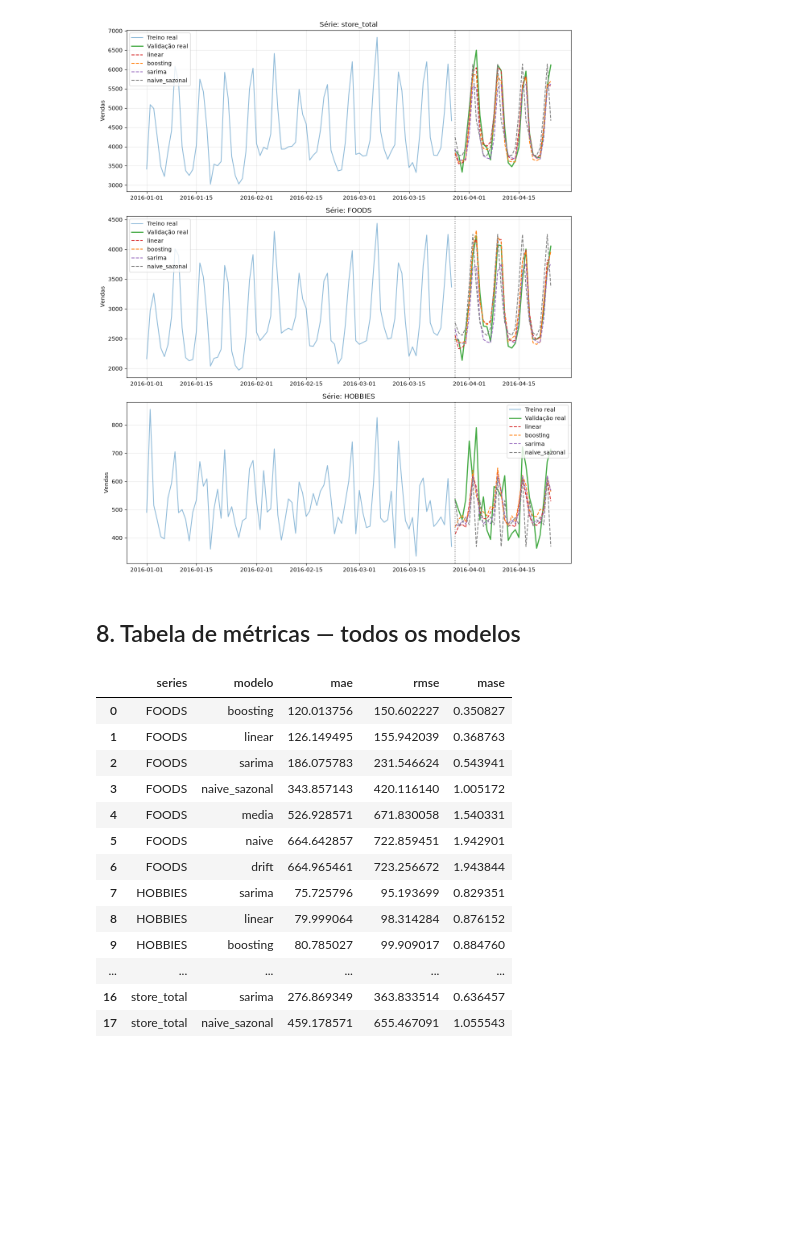
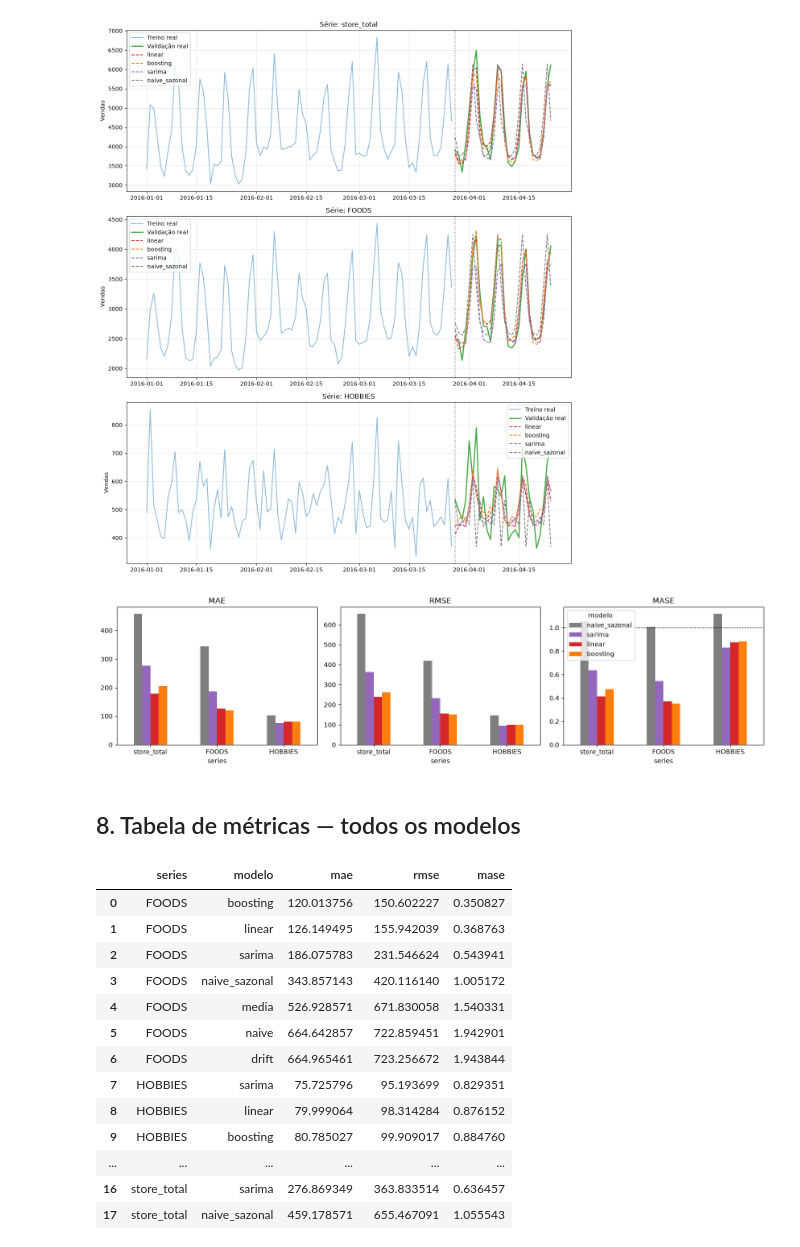
Before and after one commit to JaimeWillianCarneiro/Series-Temporais-G5, a Jupyter notebook: analise_task2.ipynb, the cells around one changed output. Saved outputs shown, nothing was run; the diff lists cells and outputs as text; code cells hidden in the pictures; blank space fills up the shorter version.

```diff
--- a/analise_task2.ipynb
+++ b/analise_task2.ipynb
@@ -389,8 +510,21 @@ for ax, serie in zip(axes, series):
 fig.tight_layout(); plt.show()
 # %% [output]
 [figure]
-# %% [markdown]
-## 8. Tabela de métricas — todos os modelos
+# %%
+met = pd.read_csv('saidas/metricas.csv')
+ordem = ['naive_sazonal', 'sarima', 'linear', 'boosting']
+fig, axes = plt.subplots(1, 3, figsize=(15, 4))
+for ax, metrica in zip(axes, ['mae', 'rmse', 'mase']):
+    t = met[met['modelo'].isin(ordem)].pivot(index='series', columns='modelo', values=metrica)[ordem].loc[series]
+    t.plot.bar(ax=ax, color=[modelos_cmp[m] for m in ordem], rot=0, legend=(metrica == 'mase'))
+    ax.set_title(metrica.upper())
+    if metrica == 'mase':
+        ax.axhline(1, color='black', ls='--', lw=0.8)
+fig.tight_layout(); plt.show()
+# %% [output]
+[figure, added]
+# %% [markdown]
+## 8. Tabela de métricas — todos os modelos
 # %%
 import pandas as pd
 met = pd.read_csv('saidas/metricas.csv')
```
Also changed, not shown: parts of 21 cells of this notebook.
